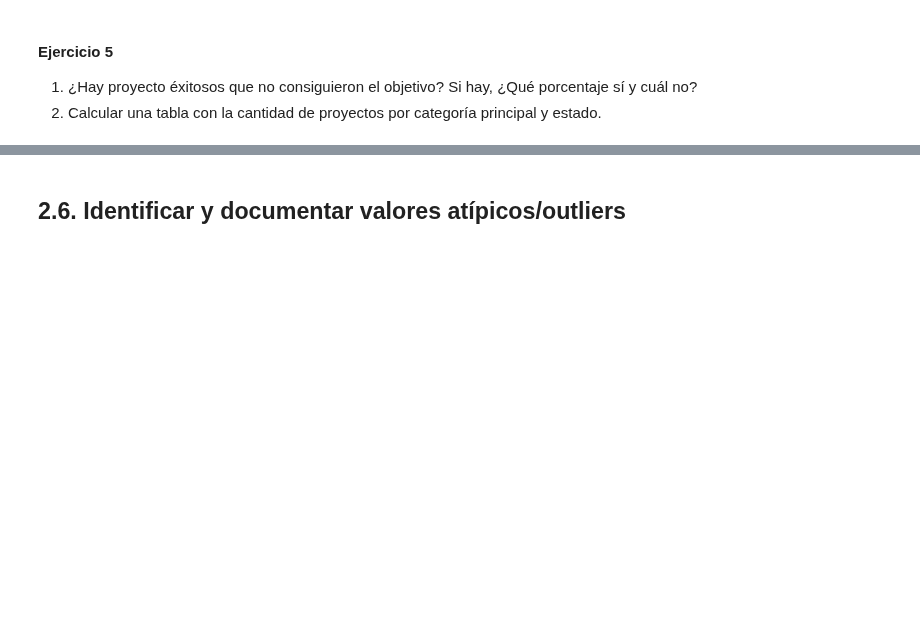
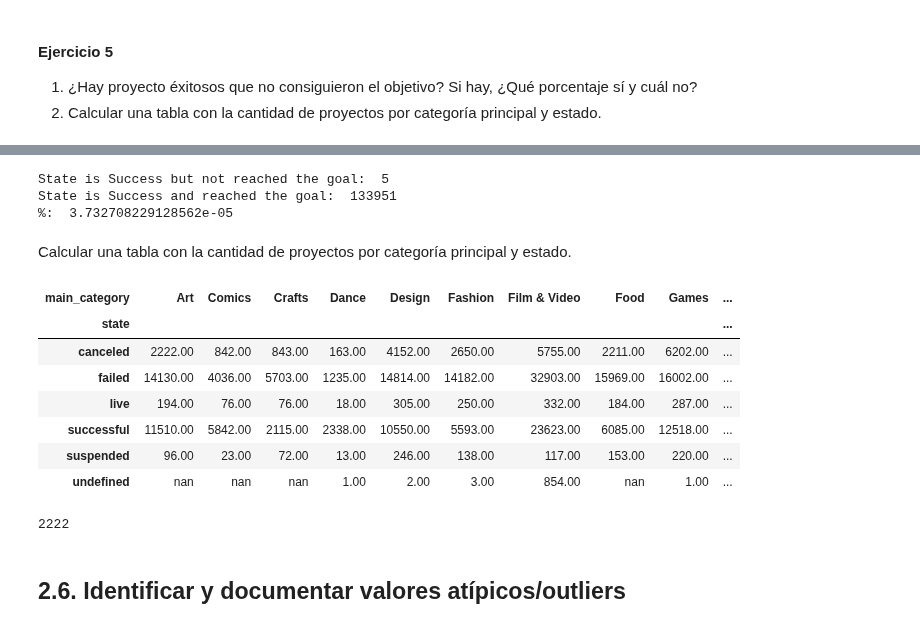
Before and after one commit to kevinsen/diplodatos-ayv-1, a Jupyter notebook: curacion/notebooks/Limpieza.ipynb, the cells around one changed output, grey strips where cells are left out. Cells and saved outputs as stored; diff of their text form; code cells hidden in the pictures; blank space fills up the shorter version.

```diff
--- a/curacion/notebooks/Limpieza.ipynb
+++ b/curacion/notebooks/Limpieza.ipynb
@@ -948,3 +1180,35 @@ kickstarter_2018.pivot_table(values='usd_pledged',index='state',columns='main_ca
+# %%
+# hay proyectos exitosos que no consiguieron el objetivo?
+
+# no consiguieron el objetivo == el monto prometido(pledged) es menor que el objetivo (goal)
+cant_success_no_goal = len(kickstarter_2018[(kickstarter_2018.state == 'successful') & (kickstarter_2018.pledged < kickstarter_2018.goal)])
+cant_success_and_goal = len(kickstarter_2018[(kickstarter_2018.state == 'successful') & (kickstarter_2018.pledged >= kickstarter_2018.goal)])
+print ("State is Success but not reached the goal: ", cant_success_no_goal)
+print ("State is Success and reached the goal: ", cant_success_and_goal)
+percent_no_goal_vs_goal = cant_success_no_goal / cant_success_and_goal
+print ("%: ", percent_no_goal_vs_goal)
+# %% [output]
+State is Success but not reached the goal:  5
+State is Success and reached the goal:  133951
+%:  3.732708229128562e-05
+# %% [markdown]
+Calcular una tabla con la cantidad de proyectos por categoría principal y estado.
+# %%
+kickstarter_2018.pivot_table(values='currency', index='state',columns='main_category', aggfunc=len)
+# %% [output]
+| main_category | Art | Comics | Crafts | Dance | Design | Fashion | Film & Video | Food | Games | ... |
+| state |  |  |  |  |  |  |  |  |  | ... |
+| canceled | 2222.00 | 842.00 | 843.00 | 163.00 | 4152.00 | 2650.00 | 5755.00 | 2211.00 | 6202.00 | ... |
+| failed | 14130.00 | 4036.00 | 5703.00 | 1235.00 | 14814.00 | 14182.00 | 32903.00 | 15969.00 | 16002.00 | ... |
+| live | 194.00 | 76.00 | 76.00 | 18.00 | 305.00 | 250.00 | 332.00 | 184.00 | 287.00 | ... |
+| successful | 11510.00 | 5842.00 | 2115.00 | 2338.00 | 10550.00 | 5593.00 | 23623.00 | 6085.00 | 12518.00 | ... |
+| suspended | 96.00 | 23.00 | 72.00 | 13.00 | 246.00 | 138.00 | 117.00 | 153.00 | 220.00 | ... |
+| undefined | nan | nan | nan | 1.00 | 2.00 | 3.00 | 854.00 | nan | 1.00 | ... |
+# %%
+# chequeamos si funciono bien el pivot_table
+len(kickstarter_2018.query('state=="canceled" & main_category=="Art"'))
+# %% [output]
+2222
 # %% [markdown]
 ## 2.6. Identificar y documentar valores atípicos/outliers
 # %% [markdown]
```
Also changed, not shown: parts of 41 cells of this notebook.
